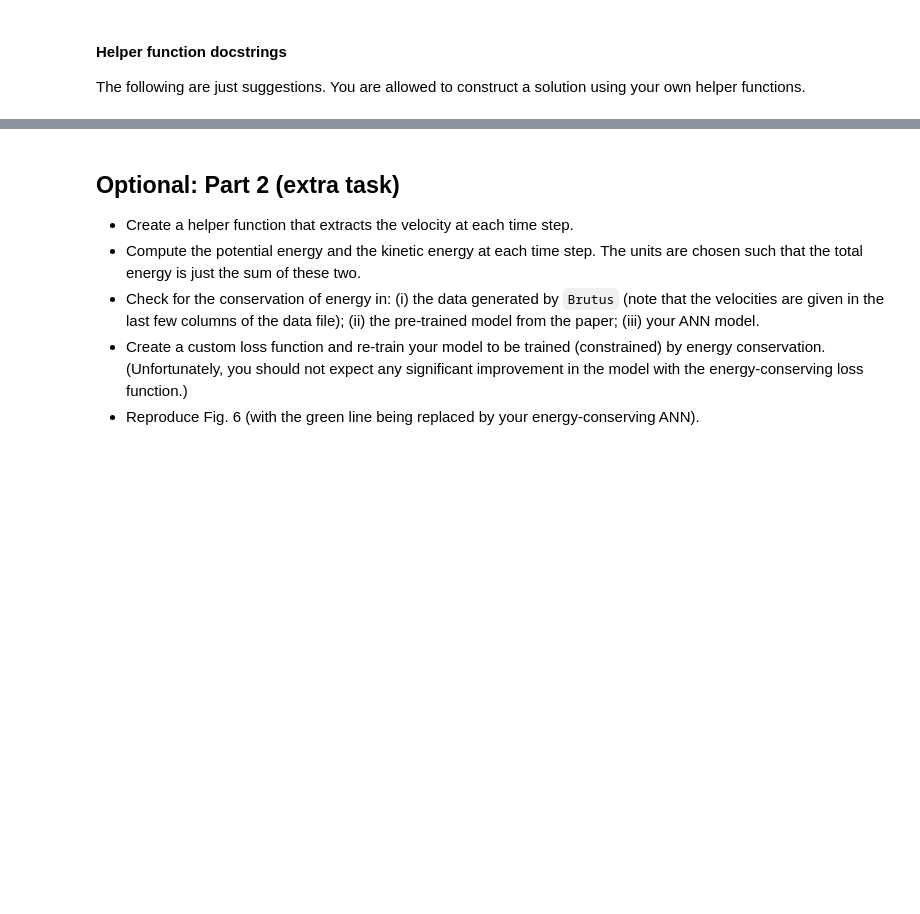
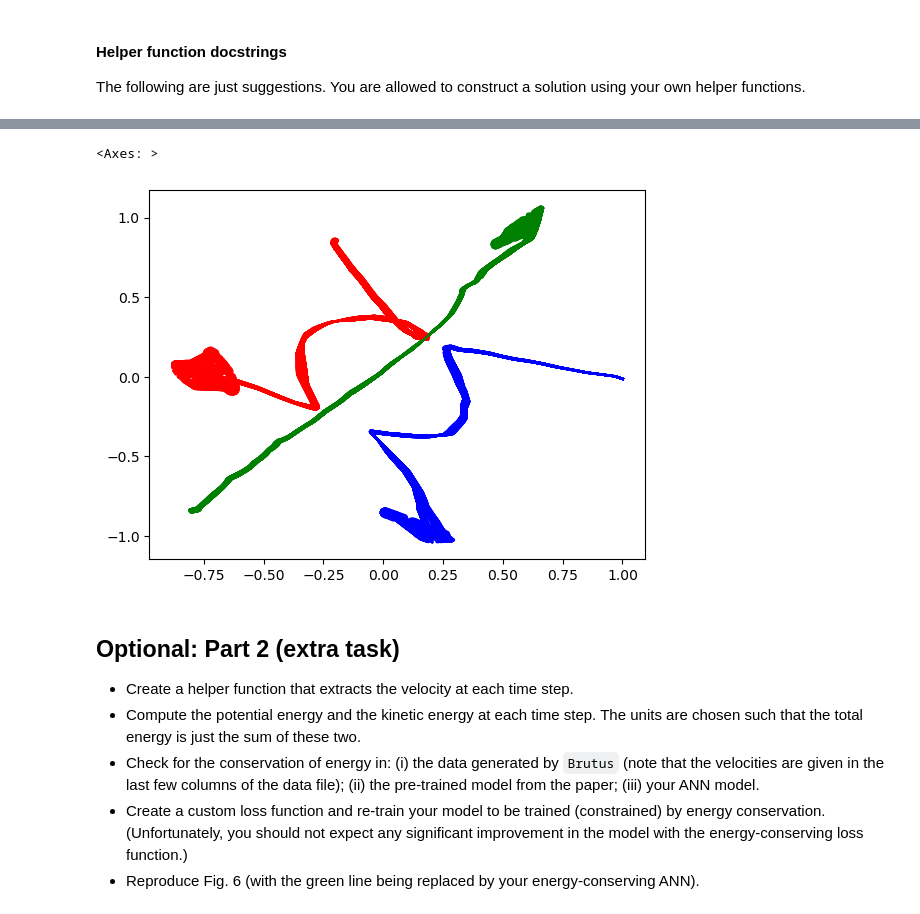
Before and after one commit to charbelnemer/tif285_project2, a Jupyter notebook: TIF285_Project2.ipynb, the cells around one changed output, grey strips where cells are left out. Saved outputs shown, nothing was run; the diff lists cells and outputs as text; code cells hidden in the pictures; blank space fills up the shorter version.

```diff
--- a/TIF285_Project2.ipynb
+++ b/TIF285_Project2.ipynb
@@ -354,0 +417,24 @@ plot_trajectories(p1,p2,p3,ax=ax,linestyle='--')
+# %%
+fig,ax = plt.subplots(1,1)
+
+idx = indices_val[2]
+x_lab, y_lab = get_data(idx)
+x_perturbed = np.zeros_like(x_lab)
+
+for i in range(100):
+    theta = np.random.uniform(low=0.0, high=2*np.pi, size=1)
+    perturb1 = 0.01*np.cos(theta)
+    perturb2 = 0.01*np.sin(theta)
+    x_perturbed[:,0] = x_lab[:,0]
+    x_perturbed[:,1] = x_lab[:,1]+perturb1
+    x_perturbed[:,2] = x_lab[:,2]+perturb2
+
+    predictions = model.predict(x_perturbed)
+    p1, p2, p3 = get_trajectories(predictions)
+    plot_trajectories(p1,p2,p3,ax=ax)
+
+#[0,243,486,755,973]
+predictions = model.predict(x_lab)
+p1, p2, p3 = get_trajectories(predictions)
+plot_trajectories(p1,p2,p3,ax=ax,linestyle='--')
+# %% [output]
@@ -355,3 +458,5 @@ plot_trajectories(p1,p2,p3,ax=ax,linestyle='--')
+<Axes: >
+[figure, added]
 # %% [markdown]
 ## Optional: Part 2 (extra task)
 * Create a helper function that extracts the velocity at each time step.
```
Also changed, not shown: parts of 17 cells of this notebook.
